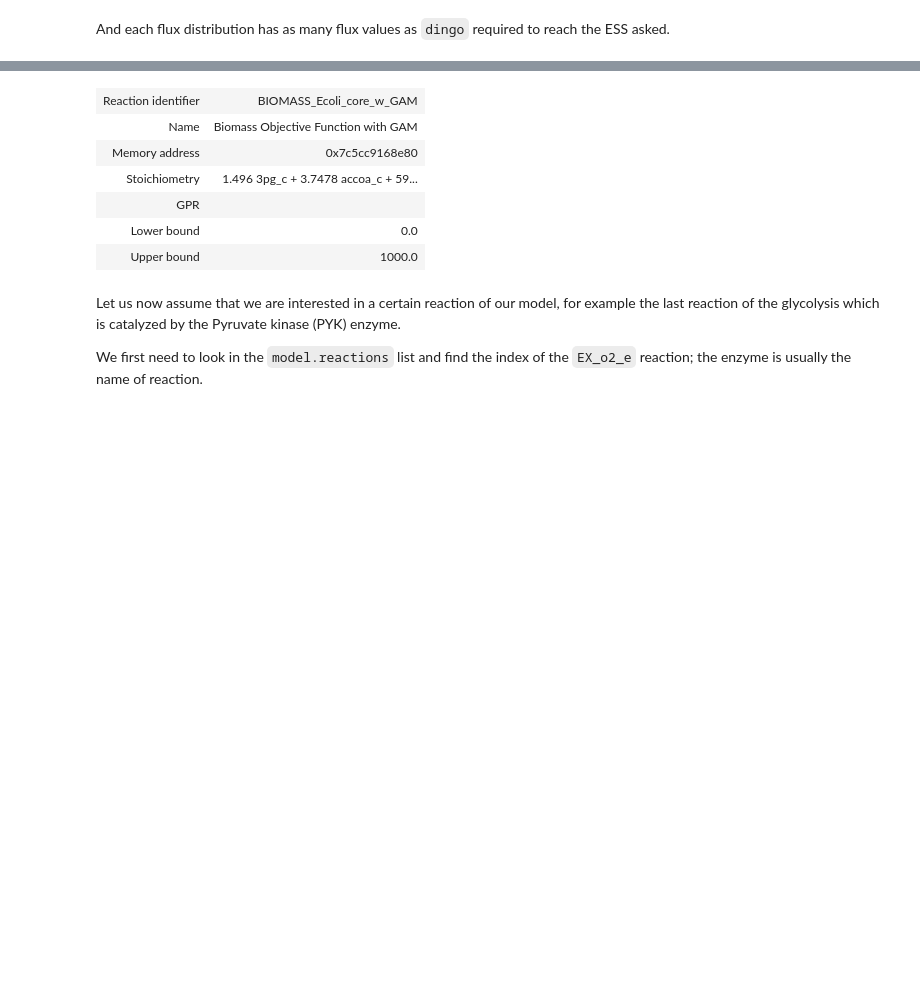
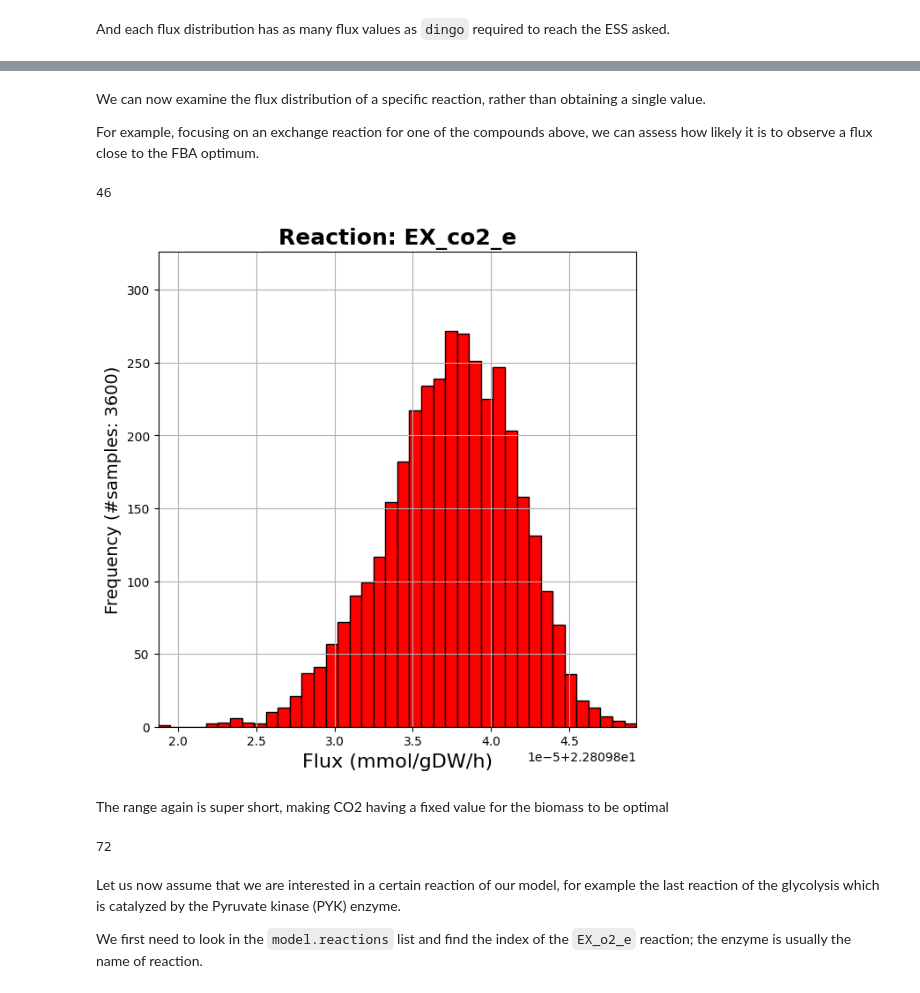
Before and after one commit to GeomScale/dingo, a Jupyter notebook: tutorials/dingo_tutorial.ipynb, the cells around one changed output, grey strips where cells are left out. Cells and saved outputs as stored; diff of their text form; code cells hidden in the pictures; blank space fills up the shorter version.

```diff
--- a/tutorials/dingo_tutorial.ipynb
+++ b/tutorials/dingo_tutorial.ipynb
@@ -452,10 +479,21 @@ print('Number of flux values of the flux distributions returned: ', steady_state
+# %% [markdown]
+We can now examine the flux distribution of a specific reaction, rather than obtaining a single value.
+
+For example, focusing on an exchange reaction for one of the compounds above, we can assess how likely it is to observe a flux close to the FBA optimum.
+# %%
+model.reactions.index("EX_co2_e")
+# %% [output]
+46
+# %%
+dingo.illustrations.plot_histogram(
+        optimal_steady_states[46],  # reaction's flux we need to get -- earlier we found that in e_coli_core, reaction 24 corresponds to Biomass
+        "EX_co2_e",                  # name of the reaction
+)
+# %% [output]
+[figure, added]
+# %% [markdown]
+The range again is super short, making CO2 having a fixed value for the biomass to be optimal
 # %%
-cobra_model.reactions.BIOMASS_Ecoli_core_w_GAM
+cobra_model.reactions.index("GAPD")
 # %% [output]
-| Reaction identifier | BIOMASS_Ecoli_core_w_GAM |
-| Name | Biomass Objective Function with GAM |
-| Memory address | 0x7c5cc9168e80 |
-| Stoichiometry | 1.496 3pg_c + 3.7478 accoa_c + 59... |
-| GPR |  |
-| Lower bound | 0.0 |
-| Upper bound | 1000.0 |
+72
```
Also changed, not shown: parts of 29 cells of this notebook, 3 other files.
